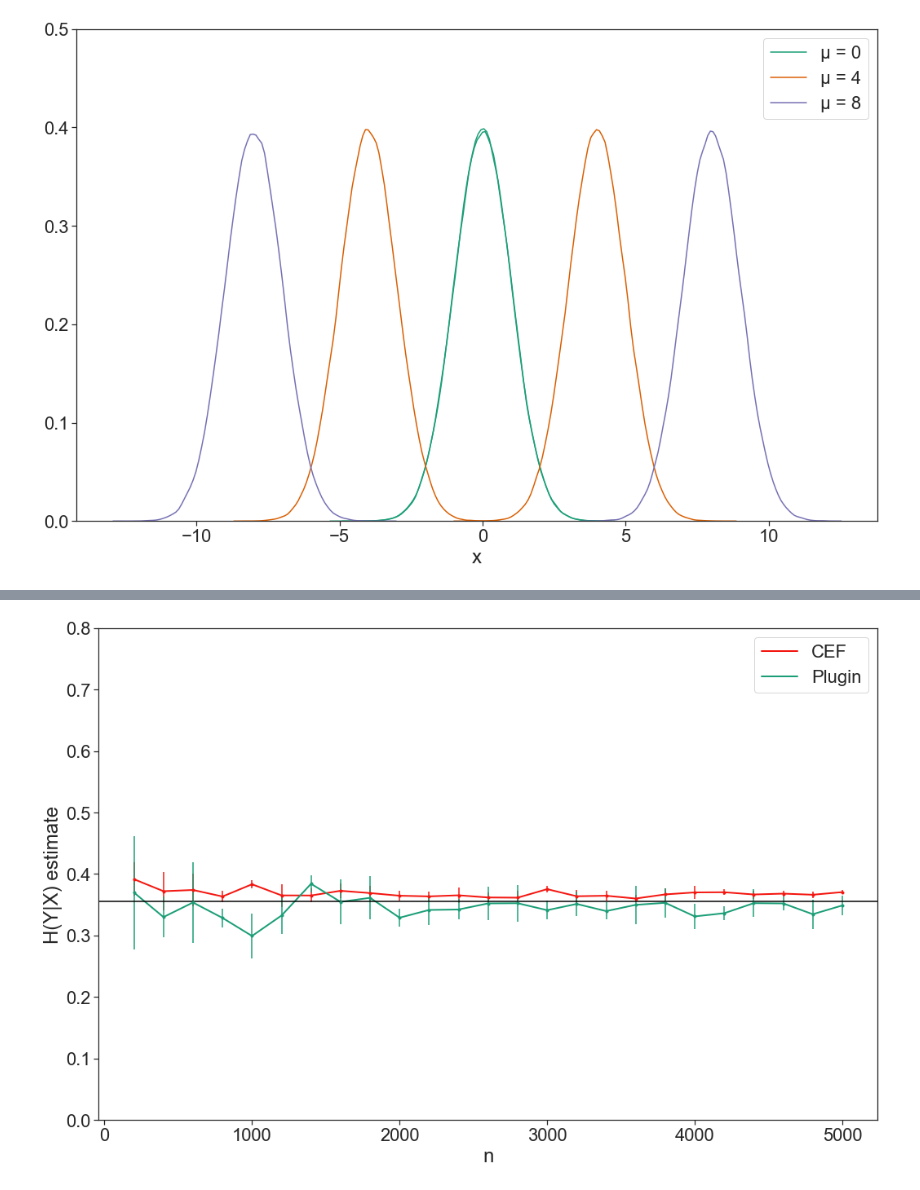
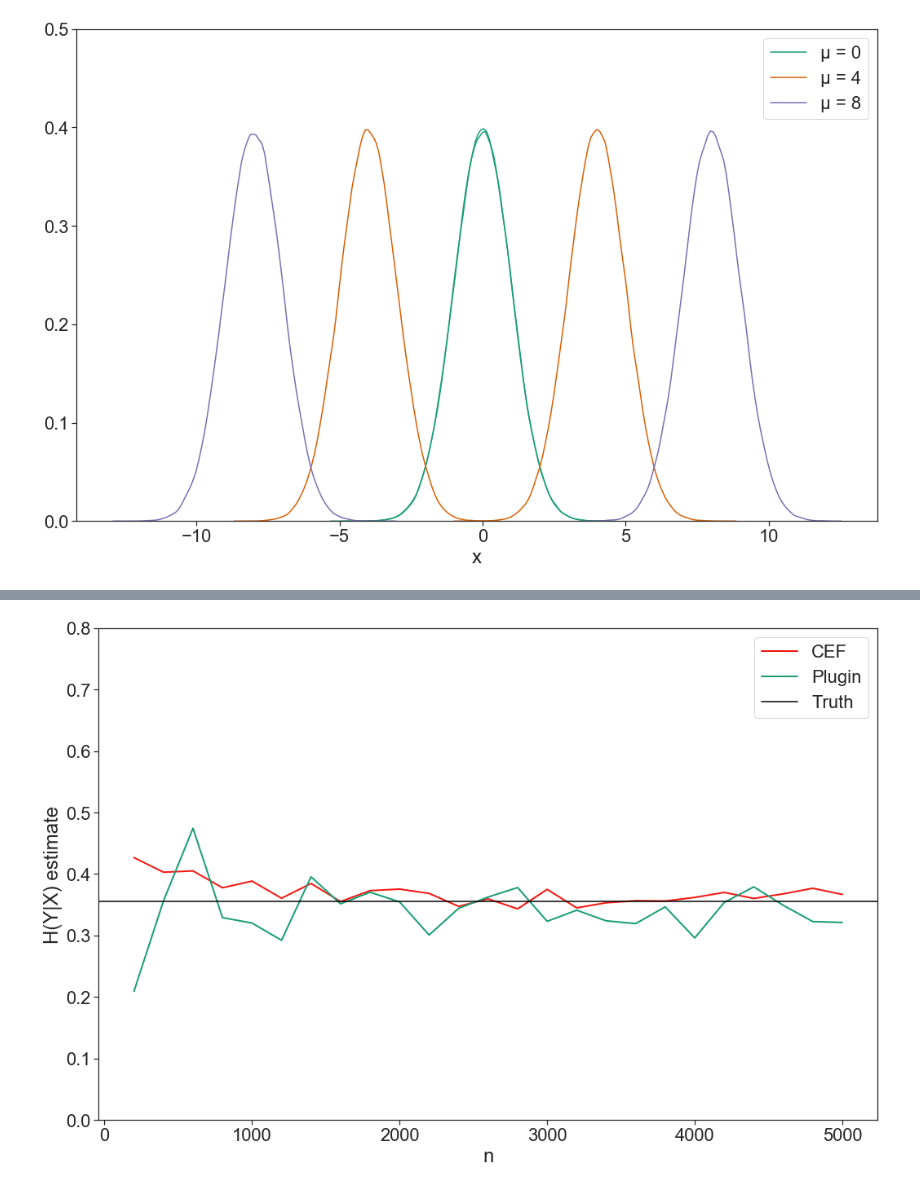
Before and after one commit to rguo123/conditional_entropy_forests, a Jupyter notebook: Categorical_Plots_Final.ipynb, the cells around one changed output, grey strips where cells are left out. Drawn from its saved outputs; the diff is of its cells as text; code cells hidden in the pictures.

Commit message:
plots plots plots

```diff
--- a/Categorical_Plots_Final.ipynb
+++ b/Categorical_Plots_Final.ipynb
@@ -203,0 +202,27 @@ pickle.dump({"sample_sizes": sample_sizes, "cef": cef, "plugin": plugin}, open("
+# %%
+
+sns.set(font_scale = 2)
+sns.set_style("ticks")
+plt.figure()
+plt.rcParams["font.family"] = "sans-serif"
+plt.rcParams['figure.figsize'] = [15, 10]
+line_cef = None
+line_plugin = None
+for i in range(len(cef)):
+    plt.plot(sample_sizes, cef[i], label = "CEF" if i == 0 else "", linewidth = 2, color = "#F41711")
+
+for i in range(len(plugin)):
+    plt.plot(sample_sizes, plugin[i], label = "Plugin" if i == 0 else "", linewidth = 2, color = "#1b9e77")
+
+
+line_true = plt.axhline(y=.356,linestyle='-', color = "black", label = "Truth")
+
+plt.xlabel("n")
+plt.ylabel("H(Y|X) estimate")
+plt.ylim(ymin = 0)
+plt.ylim(ymax = .8)
+plt.legend()
+#plt.title("H(Y|X) Estimate vs Sample Size with Mean = 1")
+plt.tight_layout()
+#plt.savefig("cat_mean1_1d_final_noerrorbars.png")
+plt.show()
@@ -212,30 +239,30 @@ std_cef = np.std(cef, axis = 0)
 # %%
 sns.set(font_scale = 2)
 sns.set_style("ticks")
 plt.figure()
 plt.rcParams["font.family"] = "sans-serif"
 plt.rcParams['figure.figsize'] = [15, 10]
 
-line_cef, = plt.plot(sample_sizes, avg_cef, label = "CEF", linewidth = 2, color = "#F41711")
-plt.errorbar(sample_sizes, avg_cef, std_cef, fmt = ".", color = "#F41711")
+line_cef, = plt.plot(sample_sizes, cef[0], label = "CEF", linewidth = 2, color = "#F41711")
+#plt.errorbar(sample_sizes, avg_cef, std_cef, fmt = ".", color = "#F41711")
 
-line_plugin, = plt.plot(sample_sizes, avg_plugin, label = "Plugin", linewidth = 2, color = "#1b9e77")
-plt.errorbar(sample_sizes, avg_plugin, std_plugin, fmt = ".", color = "#1b9e77")
+line_plugin, = plt.plot(sample_sizes, plugin[0], label = "Plugin", linewidth = 2, color = "#1b9e77")
+#plt.errorbar(sample_sizes, avg_plugin, std_plugin, fmt = ".", color = "#1b9e77")
 
 
 line_true = plt.axhline(y=.356,linestyle='-', color = "black", label = "Truth")
 
 plt.xlabel("n")
 plt.ylabel("H(Y|X) estimate")
 plt.ylim(ymin = 0)
 plt.ylim(ymax = .8)
-plt.legend(handles=[line_cef, line_plugin])
+plt.legend(handles=[line_cef, line_plugin, line_true])
 #plt.title("H(Y|X) Estimate vs Sample Size with Mean = 1")
 plt.tight_layout()
-plt.savefig("cat_mean1_1d_final.png")
+plt.savefig("cat_mean1_1d_final_noerror.png")
 plt.show()
 # %% [output]
-[figure, old version]
+[figure, new version]
 # %%
 def get_cond_entropy_vs_mu(n):
     cef_all = []
```
Also changed, not shown: parts of 10 cells of this notebook, 13 other files.
